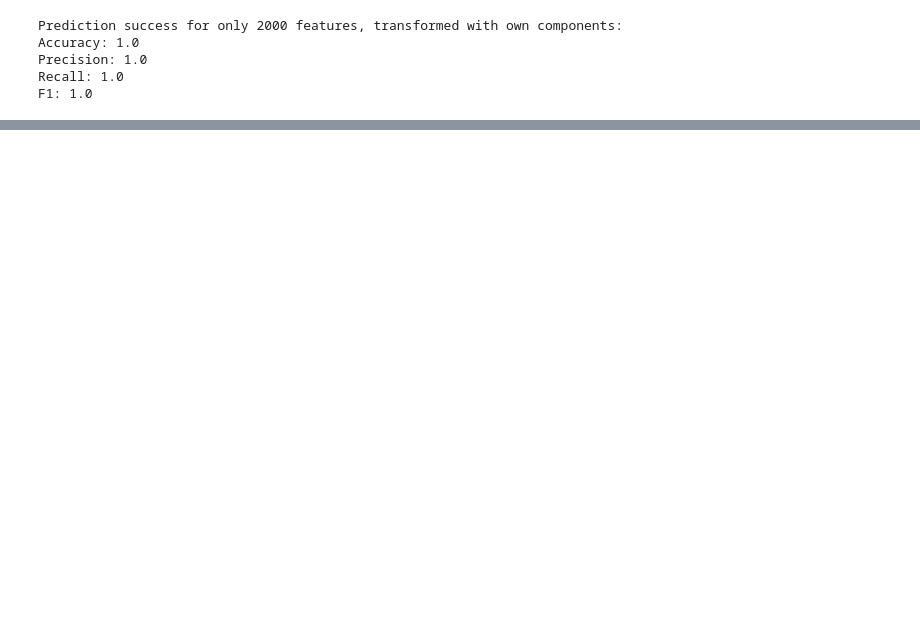
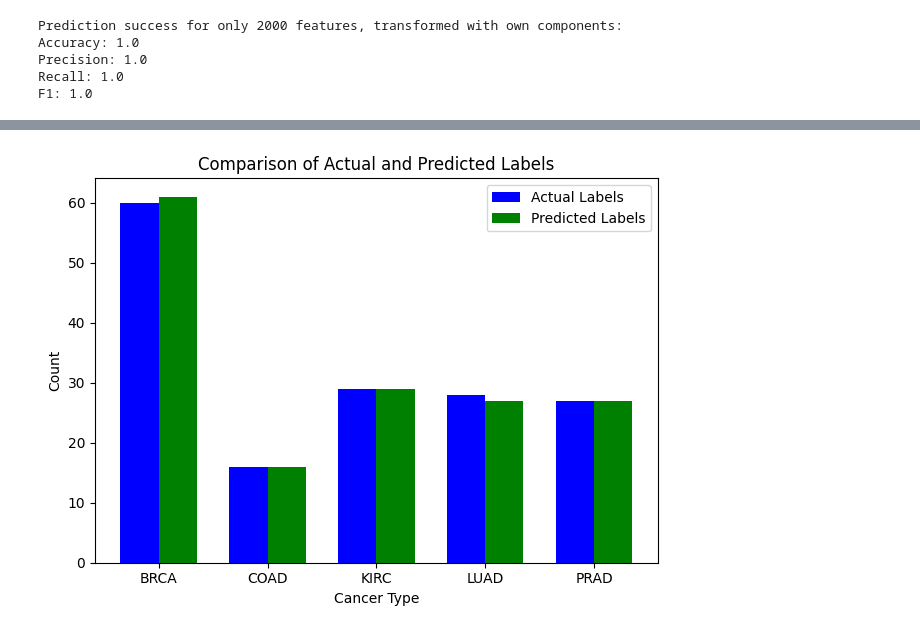
Before and after one commit to fmi08icds/Groupwork, a Jupyter notebook: Group5/final_results.ipynb, the cells around one changed output, grey strips where cells are left out. Cells and saved outputs as stored; diff of their text form; code cells hidden in the pictures; blank space fills up the shorter version.

```diff
--- a/Group5/final_results.ipynb
+++ b/Group5/final_results.ipynb
@@ -591,0 +649,33 @@ F1: 1.0
+# %%
+# Occurrences of each cancer type in the actual labels (y_test_TSNE)
+unique_labels_test, label_counts_test = np.unique(y_test_TSNE, return_counts=True)
+
+# Occurrences of each cancer type in the predicted labels (y_pred_TSNE)
+unique_labels_pred, label_counts_pred = np.unique(y_pred_TSNE, return_counts=True)
+
+# Unique cancer types
+unique_labels = np.unique(np.concatenate((unique_labels_test, unique_labels_pred)))
+
+bar_width = 0.35
+
+# x-axis positions
+index = np.arange(len(unique_labels))
+
+# Plot the bars for actual labels (y_test)
+plt.bar(index, label_counts_test, bar_width, label='Actual Labels', color='blue')
+
+# Plot the bars for predicted labels (y_pred)
+plt.bar(index + bar_width, label_counts_pred, bar_width, label='Predicted Labels', color='green')
+
+# Set x-axis labels and tick positions
+plt.xlabel('Cancer Type')
+plt.ylabel('Count')
+plt.title('Comparison of Actual and Predicted Labels')
+
+plt.xticks(index + bar_width / 2, unique_labels)
+plt.legend()
+plt.tight_layout()
+
+plt.show()
+# %% [output]
+[figure, added]
```
Also changed, not shown: parts of 6 cells of this notebook.
